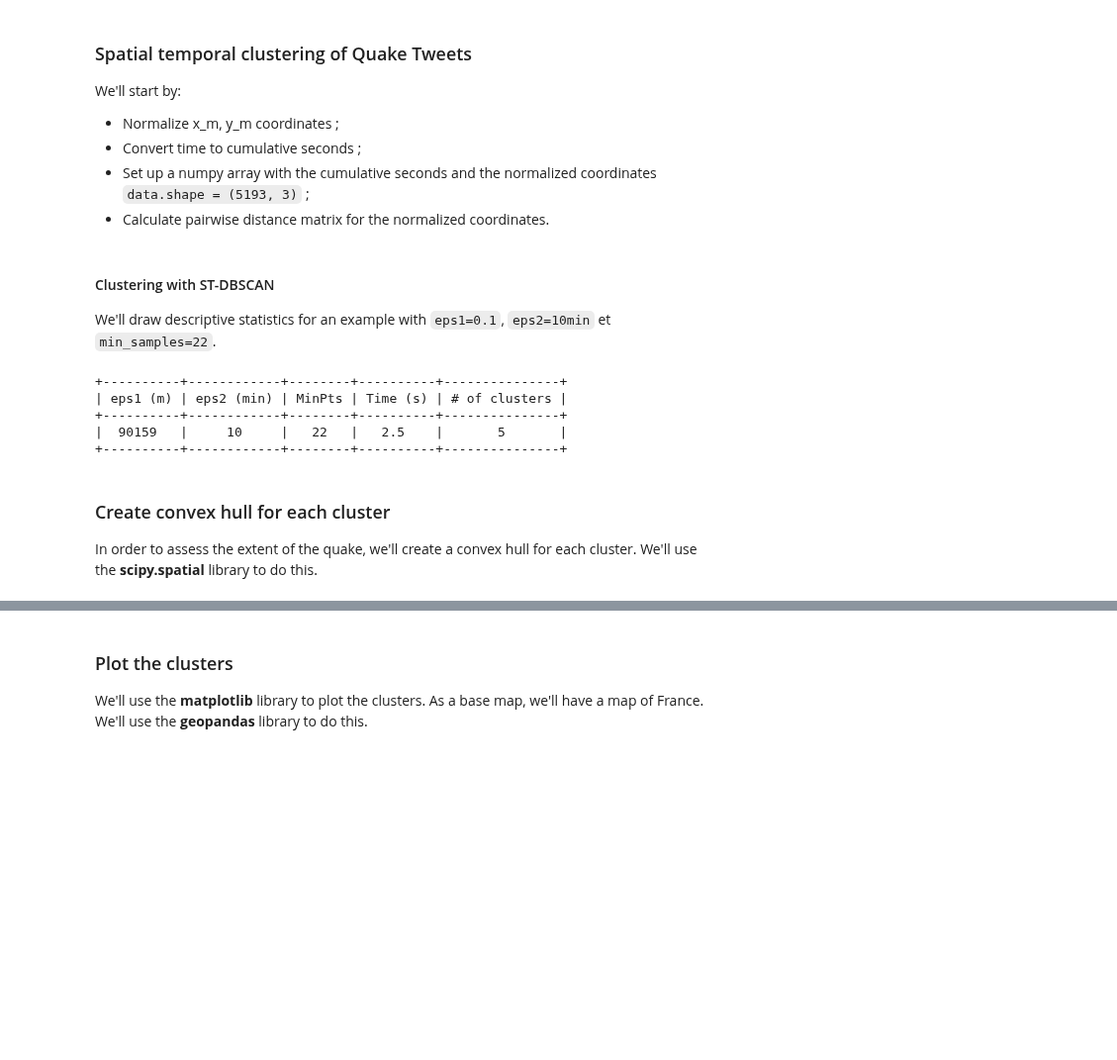
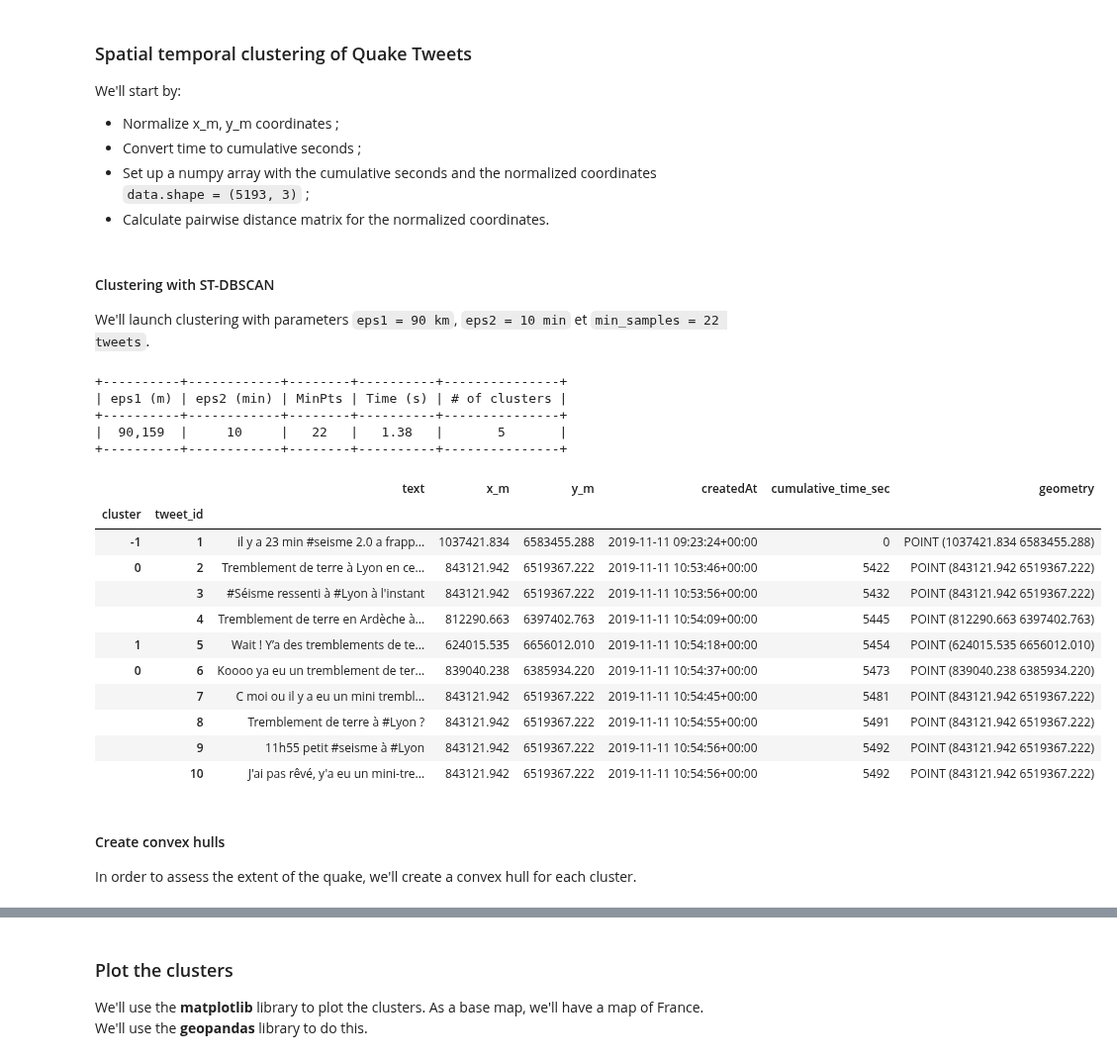
Before and after one commit to lletassey/clustering-tweets-earthquake, a Jupyter notebook: notebooks/stdbscan.ipynb, the cells around one changed output, grey strips where cells are left out. Shown at 99% size. Drawn from its saved outputs; the diff is of its cells as text; code cells hidden in the pictures; blank space fills up the shorter version.

```diff
--- a/notebooks/stdbscan.ipynb
+++ b/notebooks/stdbscan.ipynb
@@ -130,7 +126,7 @@ dist_norm.sort(axis=1)
 # %% [markdown]
 #### Clustering with ST-DBSCAN
 
-We'll draw descriptive statistics for an example with `eps1=0.1`, `eps2=10min` et `min_samples=22`.
+We'll launch clustering with parameters `eps1 = 90 km`, `eps2 = 10 min` et `min_samples = 22 tweets`.
 # %%
 # ST-DBSCAN Clustering
 # Parameters
@@ -146,33 +142,44 @@ start = time.time()
 st_dbscan = ST_DBSCAN(eps1 = eps1, eps2 = eps2, min_samples = min_samples, metric = 'euclidean').fit(data)
 end = time.time()
 
+# Label tweets with cluster id
+tweets['cluster'] = st_dbscan.labels
+tweets.set_index(pd.MultiIndex.from_tuples(list(zip(tweets['cluster'], range(1, len(tweets) + 1))), names=["cluster", "tweet_id"]), inplace=True)
+tweets.drop(columns=['cluster'], inplace=True)
+tweets = tweets[['text', 'x_m', 'y_m', 'createdAt', 'cumulative_time_sec', 'geometry']]
+
 # Print results
-eps1_terrain = int(eps1_terrain)
-eps2 = int(eps2 / 60)
 
 result = [
     ['eps1 (m)', 'eps2 (min)', 'MinPts', 'Time (s)', '# of clusters'],
-    [eps1_terrain, eps2, min_samples, round(end - start, 2), len(set(st_dbscan.labels))]
+    [f'{int(eps1_terrain):,}', int(eps2 / 60), min_samples, round(end - start, 2), len(set(st_dbscan.labels))]
 ]
 
 table = PrettyTable(result[0])
 table.add_row(result[1])
 print(table)
-
-# Add cluster column to tweets
-tweets['cluster'] = st_dbscan.labels
-
-# Create a multiindex
-tweets.sort_values(by="cluster", inplace=True)
-tweets.set_index(pd.MultiIndex.from_tuples(list(zip(tweets['cluster'], range(1, len(tweets) + 1))), names=["cluster", "tweet_id"]), inplace=True)
-tweets.drop(columns=['cluster'], inplace=True)
 # %% [output]
 +----------+------------+--------+----------+---------------+
 | eps1 (m) | eps2 (min) | MinPts | Time (s) | # of clusters |
 +----------+------------+--------+----------+---------------+
-|  90159   |     10     |   22   |   2.5    |       5       |
+|  90,159  |     10     |   22   |   1.38   |       5       |
 +----------+------------+--------+----------+---------------+
+# %%
+tweets.head(n=10)
+# %% [output]
+|  |  | text | x_m | y_m | createdAt | cumulative_time_sec | geometry |
+| cluster | tweet_id |  |  |  |  |  |  |
+| -1 | 1 | il y a 23 min #seisme 2.0 a frapp... | 1037421.834 | 6583455.288 | 2019-11-11 09:23:24+00:00 | 0 | POINT (1037421.834 6583455.288) |
+| 0 | 2 | Tremblement de terre à Lyon en ce... | 843121.942 | 6519367.222 | 2019-11-11 10:53:46+00:00 | 5422 | POINT (843121.942 6519367.222) |
+|  | 3 | #Séisme ressenti à #Lyon à l'instant | 843121.942 | 6519367.222 | 2019-11-11 10:53:56+00:00 | 5432 | POINT (843121.942 6519367.222) |
+|  | 4 | Tremblement de terre en Ardèche à... | 812290.663 | 6397402.763 | 2019-11-11 10:54:09+00:00 | 5445 | POINT (812290.663 6397402.763) |
+| 1 | 5 | Wait ! Y’a des tremblements de te... | 624015.535 | 6656012.010 | 2019-11-11 10:54:18+00:00 | 5454 | POINT (624015.535 6656012.010) |
+| 0 | 6 | Koooo ya eu un tremblement de ter... | 839040.238 | 6385934.220 | 2019-11-11 10:54:37+00:00 | 5473 | POINT (839040.238 6385934.220) |
+|  | 7 | C moi ou il y a eu un mini trembl... | 843121.942 | 6519367.222 | 2019-11-11 10:54:45+00:00 | 5481 | POINT (843121.942 6519367.222) |
+|  | 8 | Tremblement de terre à #Lyon ? | 843121.942 | 6519367.222 | 2019-11-11 10:54:55+00:00 | 5491 | POINT (843121.942 6519367.222) |
+|  | 9 | 11h55 petit #seisme à #Lyon | 843121.942 | 6519367.222 | 2019-11-11 10:54:56+00:00 | 5492 | POINT (843121.942 6519367.222) |
+|  | 10 | J'ai pas rêvé, y'a eu un mini-tre... | 843121.942 | 6519367.222 | 2019-11-11 10:54:56+00:00 | 5492 | POINT (843121.942 6519367.222) |
 # %% [markdown]
-### Create convex hull for each cluster
+#### Create convex hulls
 
-In order to assess the extent of the quake, we'll create a convex hull for each cluster. We'll use the **scipy.spatial** library to do this.
+In order to assess the extent of the quake, we'll create a convex hull for each cluster.
```
Also changed, not shown: parts of 10 cells of this notebook, 7 other files.
